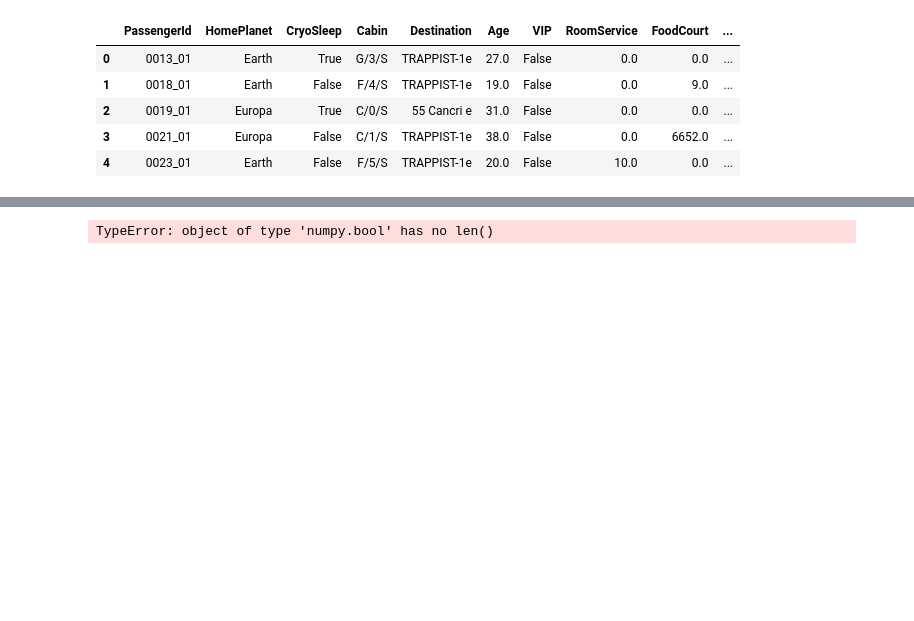
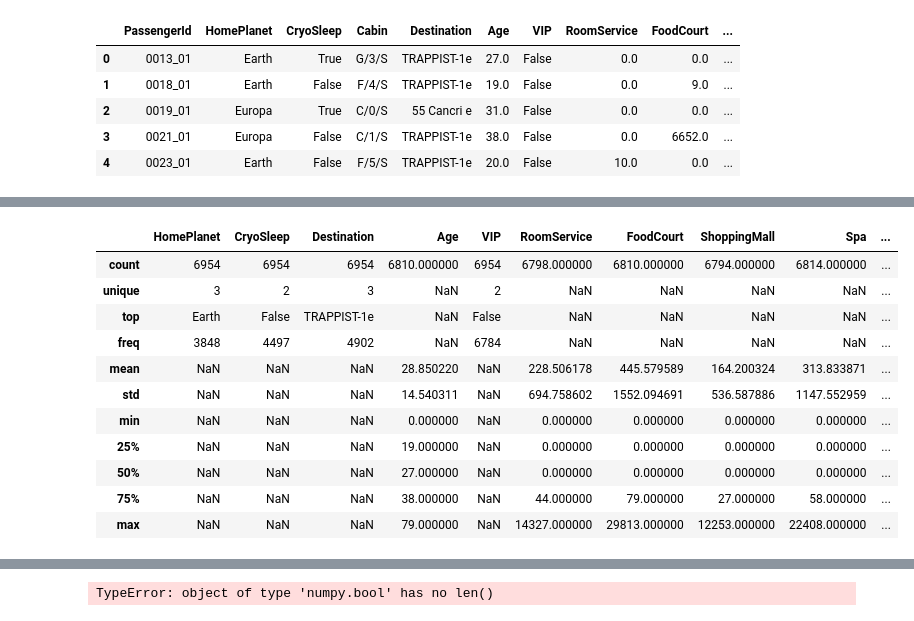
Before and after one commit to shafiqazam/Kaggle, a Jupyter notebook: Spaceship Titanic/main_ensemble.ipynb, the cells around one changed output, grey strips where cells are left out. Saved outputs shown, nothing was run; the diff lists cells and outputs as text; code cells hidden in the pictures; blank space fills up the shorter version.

```diff
--- a/Spaceship Titanic/main_ensemble.ipynb
+++ b/Spaceship Titanic/main_ensemble.ipynb
@@ -75,0 +97,15 @@ X_train, X_test, y_train, y_test = train_test_split(train_df_ori.drop(columns=['
+# %%
+X_train.describe(include='all')
+# %% [output]
+|  | HomePlanet | CryoSleep | Destination | Age | VIP | RoomService | FoodCourt | ShoppingMall | Spa | ... |
+| count | 6954 | 6954 | 6954 | 6810.000000 | 6954 | 6798.000000 | 6810.000000 | 6794.000000 | 6814.000000 | ... |
+| unique | 3 | 2 | 3 | NaN | 2 | NaN | NaN | NaN | NaN | ... |
+| top | Earth | False | TRAPPIST-1e | NaN | False | NaN | NaN | NaN | NaN | ... |
+| freq | 3848 | 4497 | 4902 | NaN | 6784 | NaN | NaN | NaN | NaN | ... |
+| mean | NaN | NaN | NaN | 28.850220 | NaN | 228.506178 | 445.579589 | 164.200324 | 313.833871 | ... |
+| std | NaN | NaN | NaN | 14.540311 | NaN | 694.758602 | 1552.094691 | 536.587886 | 1147.552959 | ... |
+| min | NaN | NaN | NaN | 0.000000 | NaN | 0.000000 | 0.000000 | 0.000000 | 0.000000 | ... |
+| 25% | NaN | NaN | NaN | 19.000000 | NaN | 0.000000 | 0.000000 | 0.000000 | 0.000000 | ... |
+| 50% | NaN | NaN | NaN | 27.000000 | NaN | 0.000000 | 0.000000 | 0.000000 | 0.000000 | ... |
+| 75% | NaN | NaN | NaN | 38.000000 | NaN | 44.000000 | 79.000000 | 27.000000 | 58.000000 | ... |
+| max | NaN | NaN | NaN | 79.000000 | NaN | 14327.000000 | 29813.000000 | 12253.000000 | 22408.000000 | ... |
```
Also changed, not shown: parts of 5 cells of this notebook, 2 other files.
